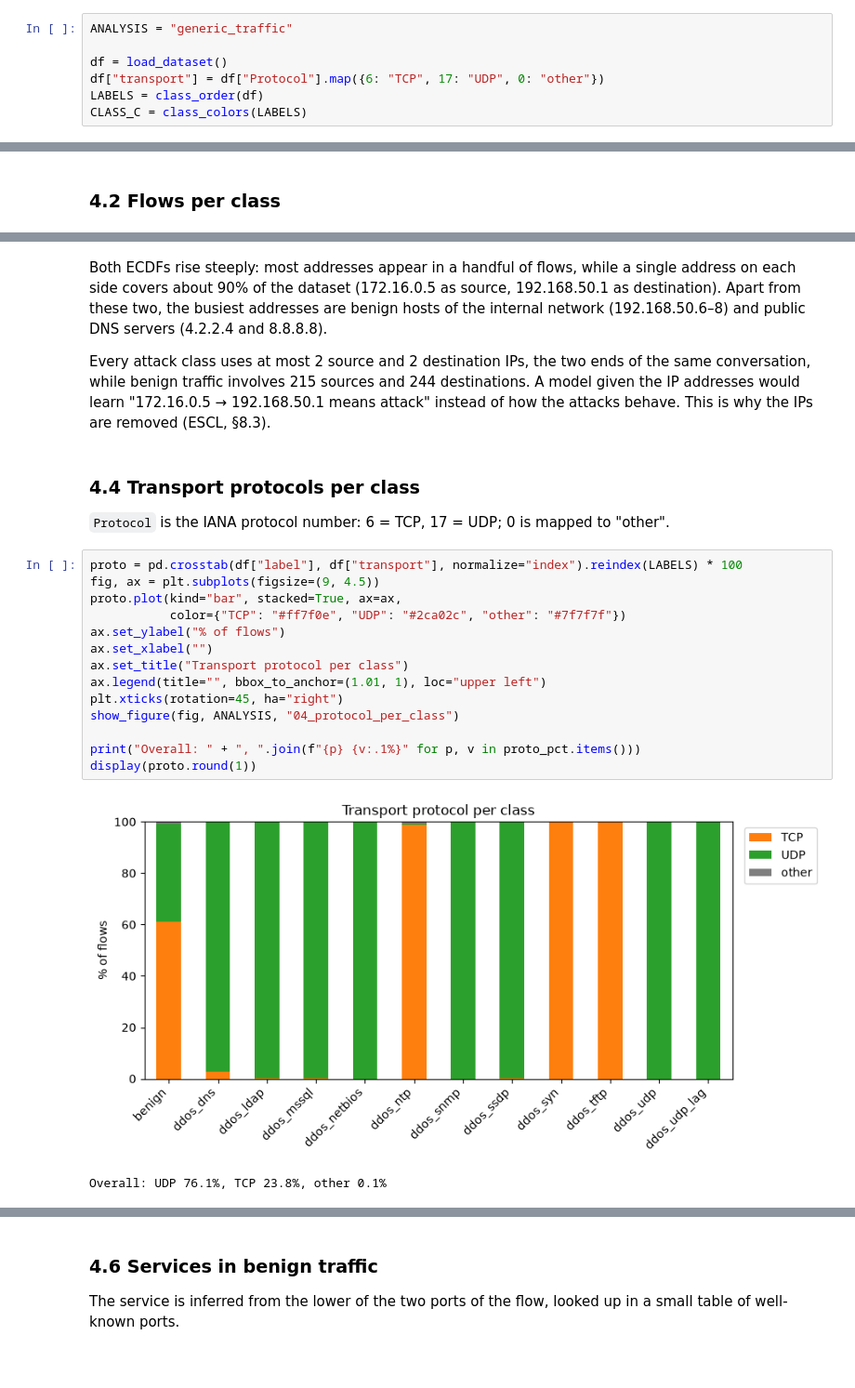
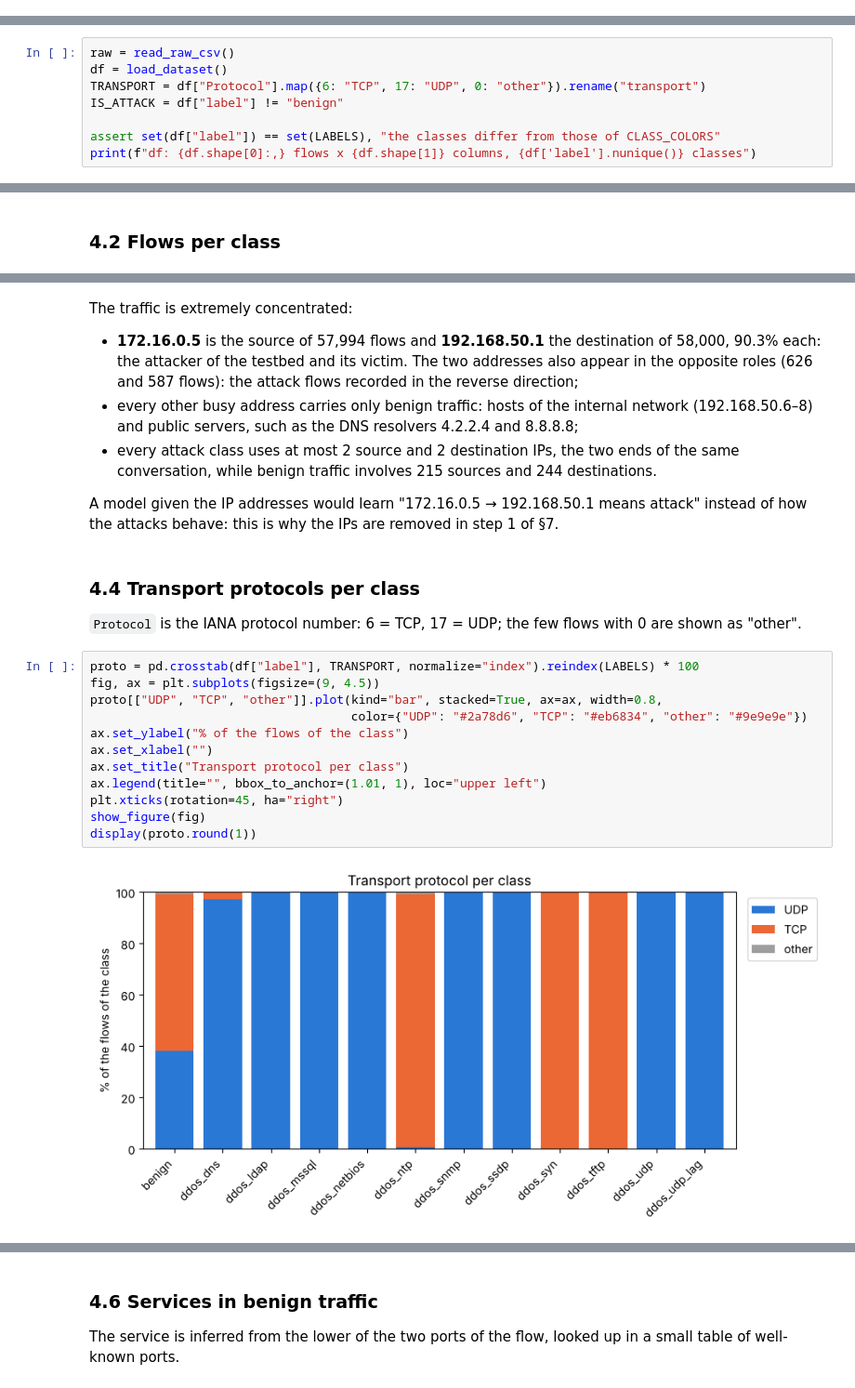
Before and after one commit to Simon1903123/ML4N_Project, a Jupyter notebook: project/analisi_dataset.ipynb, the cells around one changed output, grey strips where cells are left out. Shown at 93% size. Cells and saved outputs as stored; diff of their text form; blank space fills up the shorter version.

```diff
--- a/project/analisi_dataset.ipynb
+++ b/project/analisi_dataset.ipynb
@@ -521,7 +179,0 @@ The dataset as a whole, before looking at single features: a summary table, the
-# %%
-ANALYSIS = "generic_traffic"
-
-df = load_dataset()
-df["transport"] = df["Protocol"].map({6: "TCP", 17: "UDP", 0: "other"})
-LABELS = class_order(df)
-CLASS_C = class_colors(LABELS)
@@ -561,0 +193,8 @@ The table gathers the numbers of §3: 64,239 flows in 12 classes, recorded in 4
+# %%
+raw = read_raw_csv()
+df = load_dataset()
+TRANSPORT = df["Protocol"].map({6: "TCP", 17: "UDP", 0: "other"}).rename("transport")
+IS_ATTACK = df["label"] != "benign"
+
+assert set(df["label"]) == set(LABELS), "the classes differ from those of CLASS_COLORS"
+print(f"df: {df.shape[0]:,} flows x {df.shape[1]} columns, {df['label'].nunique()} classes")
@@ -649,28 +580,29 @@ Distinct Destination IP per class: benign 244, attacks from 1 to 2
 # %% [markdown]
-Both ECDFs rise steeply: most addresses appear in a handful of flows, while a single address on each side covers about 90% of the dataset (172.16.0.5 as source, 192.168.50.1 as destination). Apart from these two, the busiest addresses are benign hosts of the internal network (192.168.50.6–8) and public DNS servers (4.2.2.4 and 8.8.8.8).
+The traffic is extremely concentrated:
 
-Every attack class uses at most 2 source and 2 destination IPs, the two ends of the same conversation, while benign traffic involves 215 sources and 244 destinations. A model given the IP addresses would learn "172.16.0.5 → 192.168.50.1 means attack" instead of how the attacks behave. This is why the IPs are removed (ESCL, §8.3).
+- **172.16.0.5** is the source of 57,994 flows and **192.168.50.1** the destination of 58,000, 90.3% each: the attacker of the testbed and its victim. The two addresses also appear in the opposite roles (626 and 587 flows): the attack flows recorded in the reverse direction;
+- every other busy address carries only benign traffic: hosts of the internal network (192.168.50.6–8) and public servers, such as the DNS resolvers 4.2.2.4 and 8.8.8.8;
+- every attack class uses at most 2 source and 2 destination IPs, the two ends of the same conversation, while benign traffic involves 215 sources and 244 destinations.
+
+A model given the IP addresses would learn "172.16.0.5 → 192.168.50.1 means attack" instead of how the attacks behave: this is why the IPs are removed in step 1 of §7.
 # %% [markdown]
 ### 4.4 Transport protocols per class
 
-`Protocol` is the IANA protocol number: 6 = TCP, 17 = UDP; 0 is mapped to "other".
+`Protocol` is the IANA protocol number: 6 = TCP, 17 = UDP; the few flows with 0 are shown as "other".
 # %%
-proto = pd.crosstab(df["label"], df["transport"], normalize="index").reindex(LABELS) * 100
+proto = pd.crosstab(df["label"], TRANSPORT, normalize="index").reindex(LABELS) * 100
 fig, ax = plt.subplots(figsize=(9, 4.5))
-proto.plot(kind="bar", stacked=True, ax=ax,
-           color={"TCP": "#ff7f0e", "UDP": "#2ca02c", "other": "#7f7f7f"})
-ax.set_ylabel("% of flows")
+proto[["UDP", "TCP", "other"]].plot(kind="bar", stacked=True, ax=ax, width=0.8,
+                                    color={"UDP": "#2a78d6", "TCP": "#eb6834", "other": "#9e9e9e"})
+ax.set_ylabel("% of the flows of the class")
 ax.set_xlabel("")
 ax.set_title("Transport protocol per class")
 ax.legend(title="", bbox_to_anchor=(1.01, 1), loc="upper left")
 plt.xticks(rotation=45, ha="right")
-show_figure(fig, ANALYSIS, "04_protocol_per_class")
-
-print("Overall: " + ", ".join(f"{p} {v:.1%}" for p, v in proto_pct.items()))
+show_figure(fig)
 display(proto.round(1))
 # %% [output]
-[figure, old version]
+[figure, new version]
-Overall: UDP 76.1%, TCP 23.8%, other 0.1%
 | transport | TCP | UDP | other |
 | label |  |  |  |
 | benign | 61.0 | 38.2 | 0.7 |
```
Also changed, not shown: parts of 348 cells of this notebook, 51 other files.
